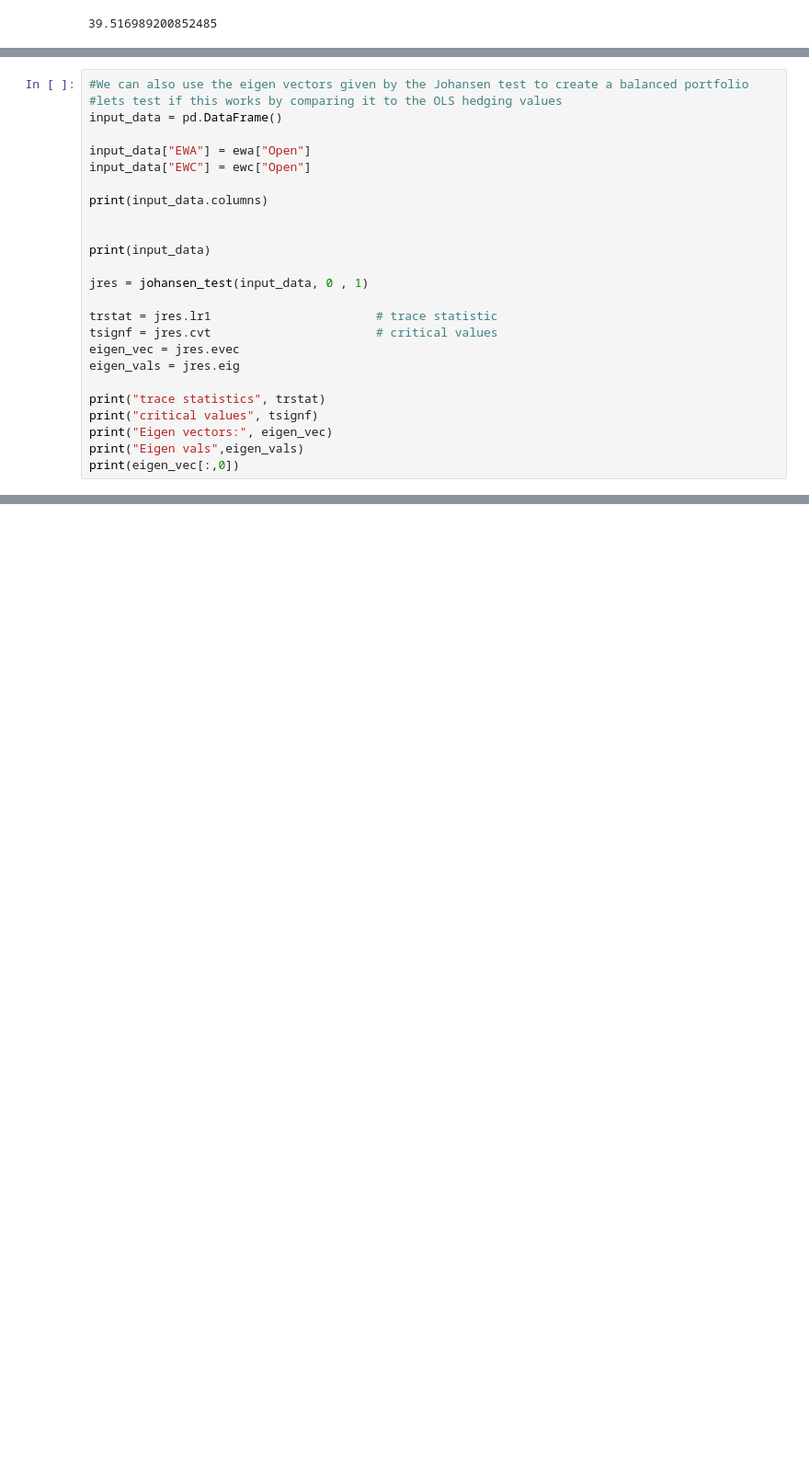
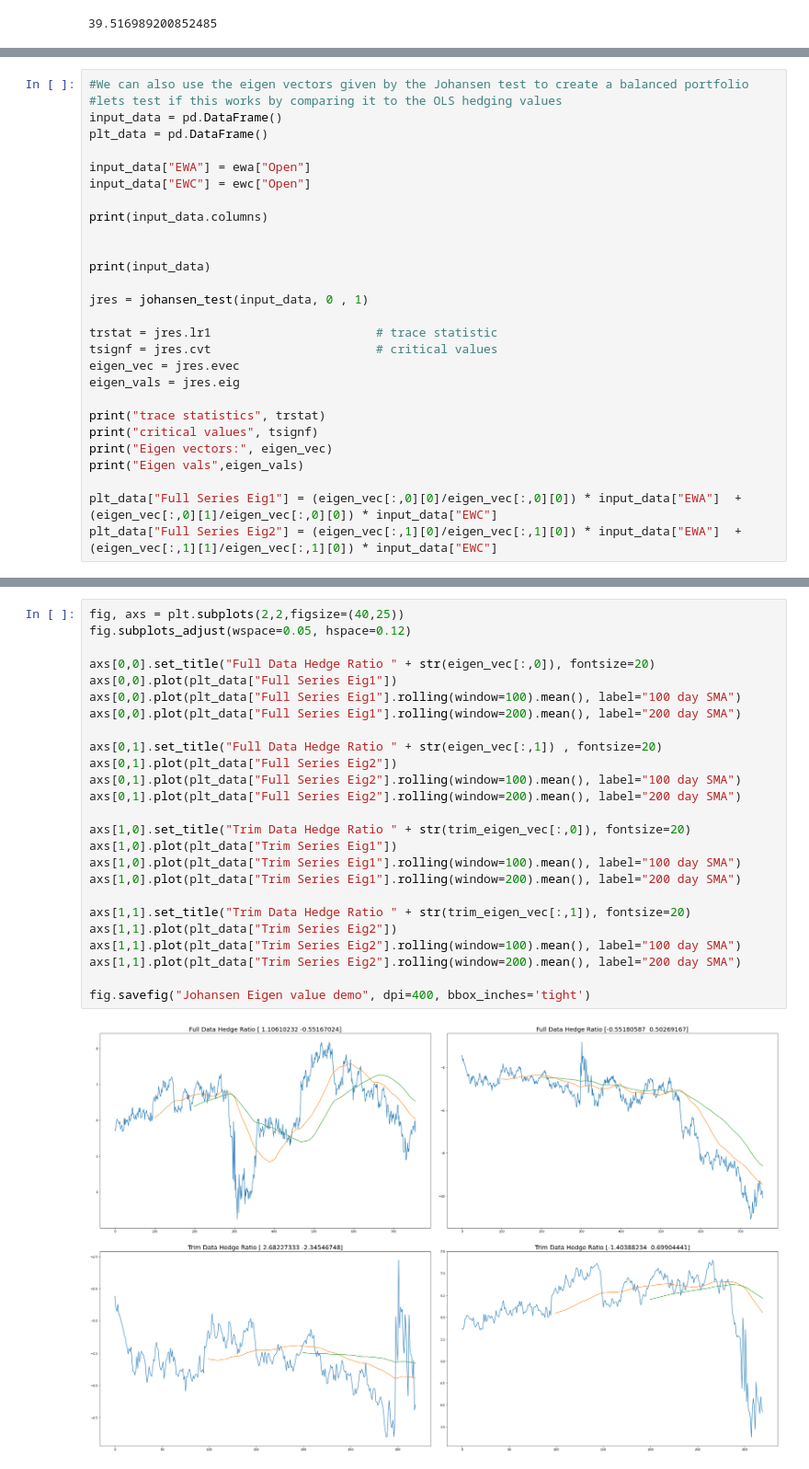
Before and after one commit to thekioskman/mean_reversion_strategies, a Jupyter notebook: images/image_generation.ipynb, the cells around one changed output, grey strips where cells are left out. Shown at 92% size. Cells and saved outputs as stored; diff of their text form; blank space fills up the shorter version.

Commit message:
johan test

```diff
--- a/images/image_generation.ipynb
+++ b/images/image_generation.ipynb
@@ -256,6 +256,7 @@ fig.show()
 #We can also use the eigen vectors given by the Johansen test to create a balanced portfolio
 #lets test if this works by comparing it to the OLS hedging values
 input_data = pd.DataFrame()
+plt_data = pd.DataFrame()
 
 input_data["EWA"] = ewa["Open"]
 input_data["EWC"] = ewc["Open"]
@@ -276,7 +277,9 @@ print("trace statistics", trstat)
 print("critical values", tsignf)
 print("Eigen vectors:", eigen_vec)
 print("Eigen vals",eigen_vals)
-print(eigen_vec[:,0])
+
+plt_data["Full Series Eig1"] = (eigen_vec[:,0][0]/eigen_vec[:,0][0]) * input_data["EWA"]  + (eigen_vec[:,0][1]/eigen_vec[:,0][0]) * input_data["EWC"]
+plt_data["Full Series Eig2"] = (eigen_vec[:,1][0]/eigen_vec[:,1][0]) * input_data["EWA"]  + (eigen_vec[:,1][1]/eigen_vec[:,1][0]) * input_data["EWC"]
 # %% [output]
 Index(['EWA', 'EWC'], dtype='object')
            EWA        EWC
@@ -297,0 +344,27 @@ Eigen vals [0.0058672  0.00058403]
+# %%
+fig, axs = plt.subplots(2,2,figsize=(40,25))
+fig.subplots_adjust(wspace=0.05, hspace=0.12)
+
+axs[0,0].set_title("Full Data Hedge Ratio " + str(eigen_vec[:,0]), fontsize=20)
+axs[0,0].plot(plt_data["Full Series Eig1"])
+axs[0,0].plot(plt_data["Full Series Eig1"].rolling(window=100).mean(), label="100 day SMA")
+axs[0,0].plot(plt_data["Full Series Eig1"].rolling(window=200).mean(), label="200 day SMA")
+
+axs[0,1].set_title("Full Data Hedge Ratio " + str(eigen_vec[:,1]) , fontsize=20)
+axs[0,1].plot(plt_data["Full Series Eig2"])
+axs[0,1].plot(plt_data["Full Series Eig2"].rolling(window=100).mean(), label="100 day SMA")
+axs[0,1].plot(plt_data["Full Series Eig2"].rolling(window=200).mean(), label="200 day SMA")
+
+axs[1,0].set_title("Trim Data Hedge Ratio " + str(trim_eigen_vec[:,0]), fontsize=20)
+axs[1,0].plot(plt_data["Trim Series Eig1"])
+axs[1,0].plot(plt_data["Trim Series Eig1"].rolling(window=100).mean(), label="100 day SMA")
+axs[1,0].plot(plt_data["Trim Series Eig1"].rolling(window=200).mean(), label="200 day SMA")
+
+axs[1,1].set_title("Trim Data Hedge Ratio " + str(trim_eigen_vec[:,1]), fontsize=20)
+axs[1,1].plot(plt_data["Trim Series Eig2"])
+axs[1,1].plot(plt_data["Trim Series Eig2"].rolling(window=100).mean(), label="100 day SMA")
+axs[1,1].plot(plt_data["Trim Series Eig2"].rolling(window=200).mean(), label="200 day SMA")
+
+fig.savefig("Johansen Eigen value demo", dpi=400, bbox_inches='tight')
+# %% [output]
+[figure, added]
```
Also changed, not shown: parts of 6 cells of this notebook, 6 other files.
